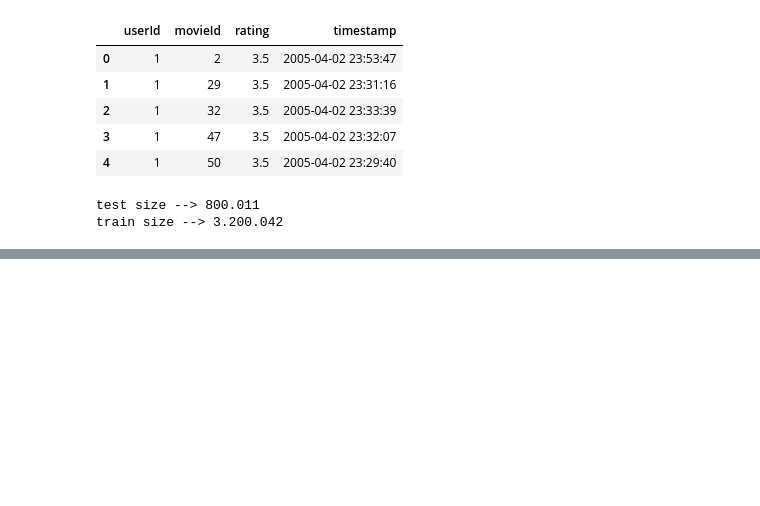
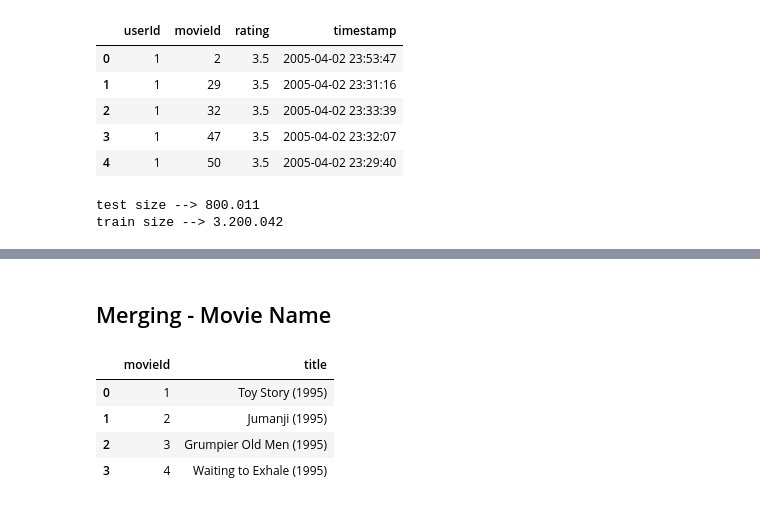
Before and after one commit to CuriousGu/llm_zeroshot_calibration, a Jupyter notebook: spliting_train_test.ipynb, the cells around one changed output, grey strips where cells are left out. Saved outputs shown, nothing was run; the diff lists cells and outputs as text; code cells hidden in the pictures; blank space fills up the shorter version.

```diff
--- a/spliting_train_test.ipynb
+++ b/spliting_train_test.ipynb
@@ -77,0 +117,12 @@ rating.to_csv(f"{PATH}/refined/all_interactions.csv", index=False, header=False)
+# %% [markdown]
+## Merging - Movie Name
+# %%
+movies_names = pd.read_csv(f"{PATH}/raw/movielens_20m_datasets/movie.csv")
+movies_names = movies_names[['movieId', 'title']]
+movies_names.head(4)
+# %% [output]
+|  | movieId | title |
+| 0 | 1 | Toy Story (1995) |
+| 1 | 2 | Jumanji (1995) |
+| 2 | 3 | Grumpier Old Men (1995) |
+| 3 | 4 | Waiting to Exhale (1995) |
```
Also changed, not shown: parts of 15 cells of this notebook.
